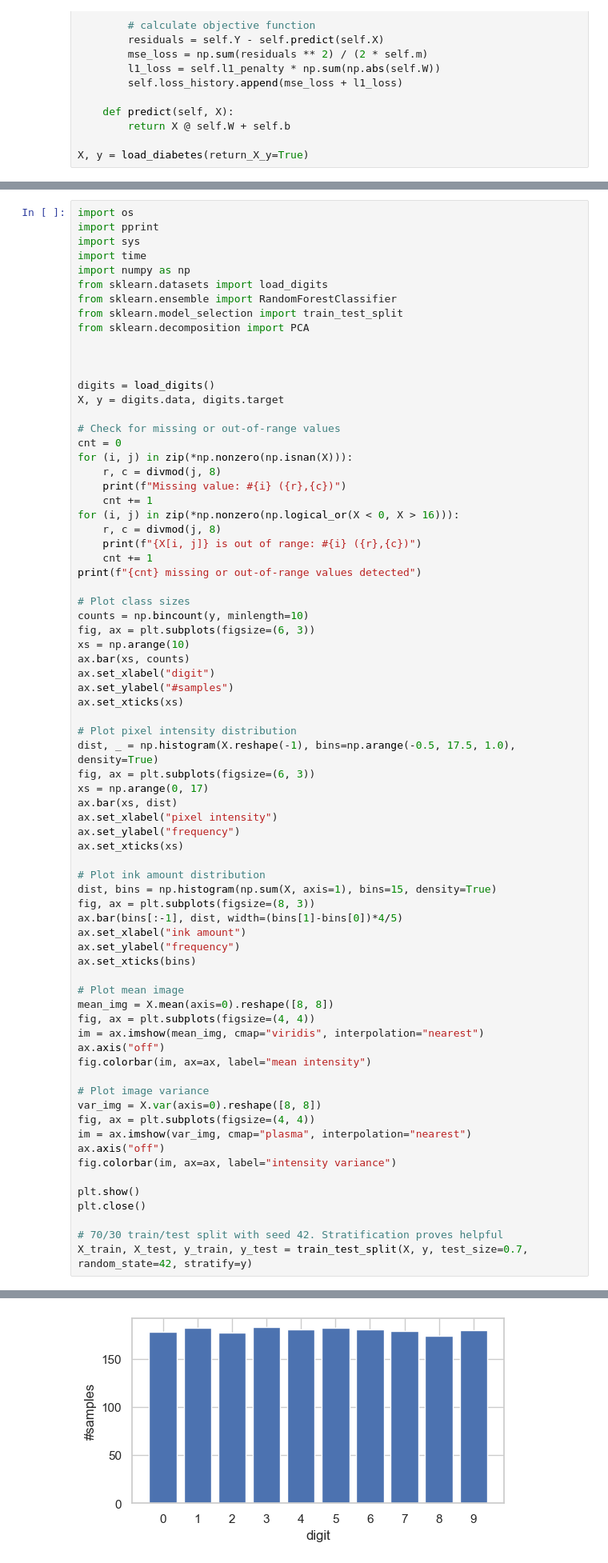
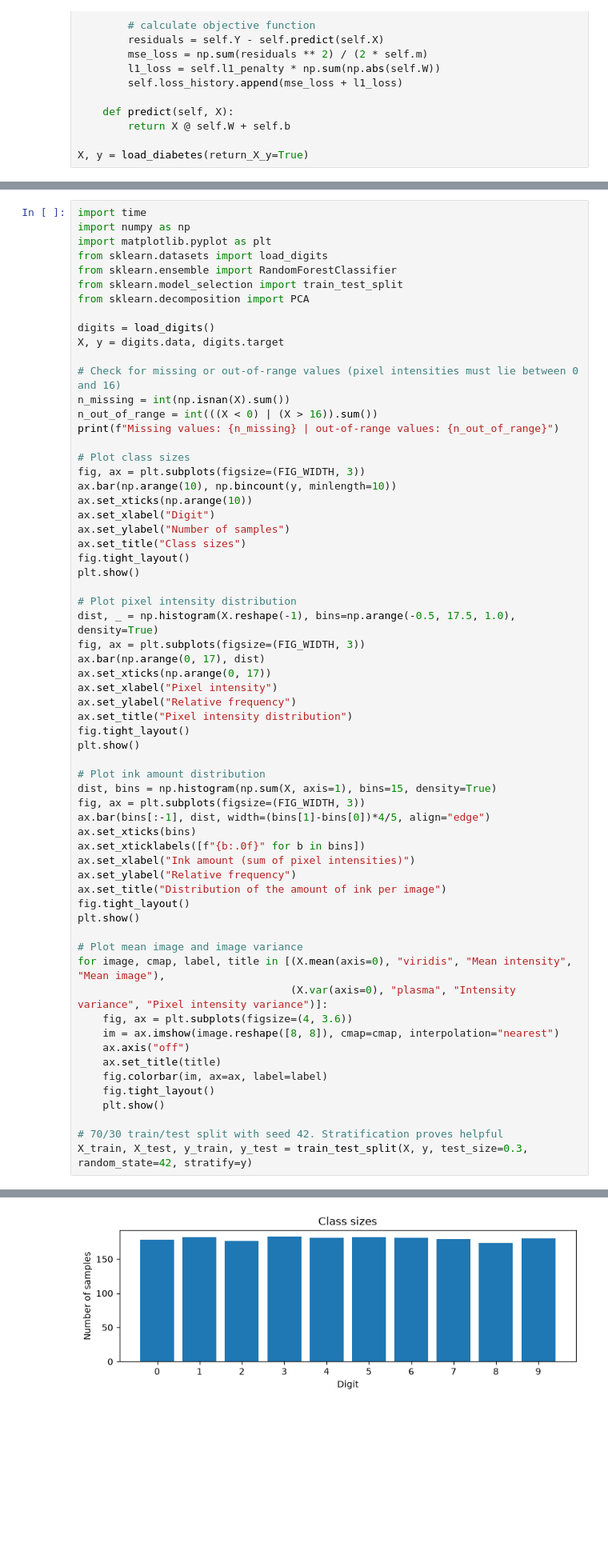
Before and after one commit to louisslnn/ecse551-assignment1, a Jupyter notebook: notebooks/Poon_Robatche-Claive_Salanon_Xu_Assignment1.ipynb, the cells around one changed output, grey strips where cells are left out. Shown at 80% size. Saved outputs shown, nothing was run; the diff lists cells and outputs as text; blank space fills up the shorter version.

Commit message:
updated and cleaned task 1 & 2, digits classification

```diff
--- a/notebooks/Poon_Robatche-Claive_Salanon_Xu_Assignment1.ipynb
+++ b/notebooks/Poon_Robatche-Claive_Salanon_Xu_Assignment1.ipynb
@@ -876,76 +627,66 @@ def plot_slices(grid, best_idx, config):
 
 Load dependencies and the Digits dataset, check for errorneous values, and plot the class sizes, pixel intensity distribution, and the distribution of the amount of ink in each image. The data is then split 70/30 into a training set and a test set.
 # %%
-import os
-import pprint
-import sys
 import time
 import numpy as np
+import matplotlib.pyplot as plt
 from sklearn.datasets import load_digits
 from sklearn.ensemble import RandomForestClassifier
 from sklearn.model_selection import train_test_split
 from sklearn.decomposition import PCA
 
-
-
 digits = load_digits()
 X, y = digits.data, digits.target
 
-# Check for missing or out-of-range values
-cnt = 0
-for (i, j) in zip(*np.nonzero(np.isnan(X))):
-    r, c = divmod(j, 8)
-    print(f"Missing value: #{i} ({r},{c})")
-    cnt += 1
-for (i, j) in zip(*np.nonzero(np.logical_or(X < 0, X > 16))):
-    r, c = divmod(j, 8)
-    print(f"{X[i, j]} is out of range: #{i} ({r},{c})")
-    cnt += 1
-print(f"{cnt} missing or out-of-range values detected")
+# Check for missing or out-of-range values (pixel intensities must lie between 0 and 16)
+n_missing = int(np.isnan(X).sum())
+n_out_of_range = int(((X < 0) | (X > 16)).sum())
+print(f"Missing values: {n_missing} | out-of-range values: {n_out_of_range}")
 
 # Plot class sizes
-counts = np.bincount(y, minlength=10)
-fig, ax = plt.subplots(figsize=(6, 3))
-xs = np.arange(10)
-ax.bar(xs, counts)
-ax.set_xlabel("digit")
-ax.set_ylabel("#samples")
-ax.set_xticks(xs)
+fig, ax = plt.subplots(figsize=(FIG_WIDTH, 3))
+ax.bar(np.arange(10), np.bincount(y, minlength=10))
+ax.set_xticks(np.arange(10))
+ax.set_xlabel("Digit")
+ax.set_ylabel("Number of samples")
+ax.set_title("Class sizes")
+fig.tight_layout()
+plt.show()
 
 # Plot pixel intensity distribution
 dist, _ = np.histogram(X.reshape(-1), bins=np.arange(-0.5, 17.5, 1.0), density=True)
-fig, ax = plt.subplots(figsize=(6, 3))
-xs = np.arange(0, 17)
-ax.bar(xs, dist)
-ax.set_xlabel("pixel intensity")
-ax.set_ylabel("frequency")
-ax.set_xticks(xs)
+fig, ax = plt.subplots(figsize=(FIG_WIDTH, 3))
+ax.bar(np.arange(0, 17), dist)
+ax.set_xticks(np.arange(0, 17))
+ax.set_xlabel("Pixel intensity")
+ax.set_ylabel("Relative frequency")
+ax.set_title("Pixel intensity distribution")
+fig.tight_layout()
+plt.show()
 
 # Plot ink amount distribution
 dist, bins = np.histogram(np.sum(X, axis=1), bins=15, density=True)
-fig, ax = plt.subplots(figsize=(8, 3))
-ax.bar(bins[:-1], dist, width=(bins[1]-bins[0])*4/5)
-ax.set_xlabel("ink amount")
-ax.set_ylabel("frequency")
+fig, ax = plt.subplots(figsize=(FIG_WIDTH, 3))
+ax.bar(bins[:-1], dist, width=(bins[1]-bins[0])*4/5, align="edge")
 ax.set_xticks(bins)
+ax.set_xticklabels([f"{b:.0f}" for b in bins])
+ax.set_xlabel("Ink amount (sum of pixel intensities)")
+ax.set_ylabel("Relative frequency")
+ax.set_title("Distribution of the amount of ink per image")
+fig.tight_layout()
+plt.show()
 
-# Plot mean image
-mean_img = X.mean(axis=0).reshape([8, 8])
-fig, ax = plt.subplots(figsize=(4, 4))
-im = ax.imshow(mean_img, cmap="viridis", interpolation="nearest")
-ax.axis("off")
-fig.colorbar(im, ax=ax, label="mean intensity")
-
-# Plot image variance
-var_img = X.var(axis=0).reshape([8, 8])
-fig, ax = plt.subplots(figsize=(4, 4))
-im = ax.imshow(var_img, cmap="plasma", interpolation="nearest")
-ax.axis("off")
-fig.colorbar(im, ax=ax, label="intensity variance")
-
-plt.show()
-plt.close()
+# Plot mean image and image variance
+for image, cmap, label, title in [(X.mean(axis=0), "viridis", "Mean intensity", "Mean image"),
+                                  (X.var(axis=0), "plasma", "Intensity variance", "Pixel intensity variance")]:
+    fig, ax = plt.subplots(figsize=(4, 3.6))
+    im = ax.imshow(image.reshape([8, 8]), cmap=cmap, interpolation="nearest")
+    ax.axis("off")
+    ax.set_title(title)
+    fig.colorbar(im, ax=ax, label=label)
+    fig.tight_layout()
+    plt.show()
 
 # 70/30 train/test split with seed 42. Stratification proves helpful
-X_train, X_test, y_train, y_test = train_test_split(X, y, test_size=0.7, random_state=42, stratify=y)
+X_train, X_test, y_train, y_test = train_test_split(X, y, test_size=0.3, random_state=42, stratify=y)
 # %% [output]
@@ -953 +694 @@ X_train, X_test, y_train, y_test = train_test_split(X, y, test_size=0.7, random_
-[figure, old version]
+[figure, new version]
```
Also changed, not shown: parts of 20 cells of this notebook.
